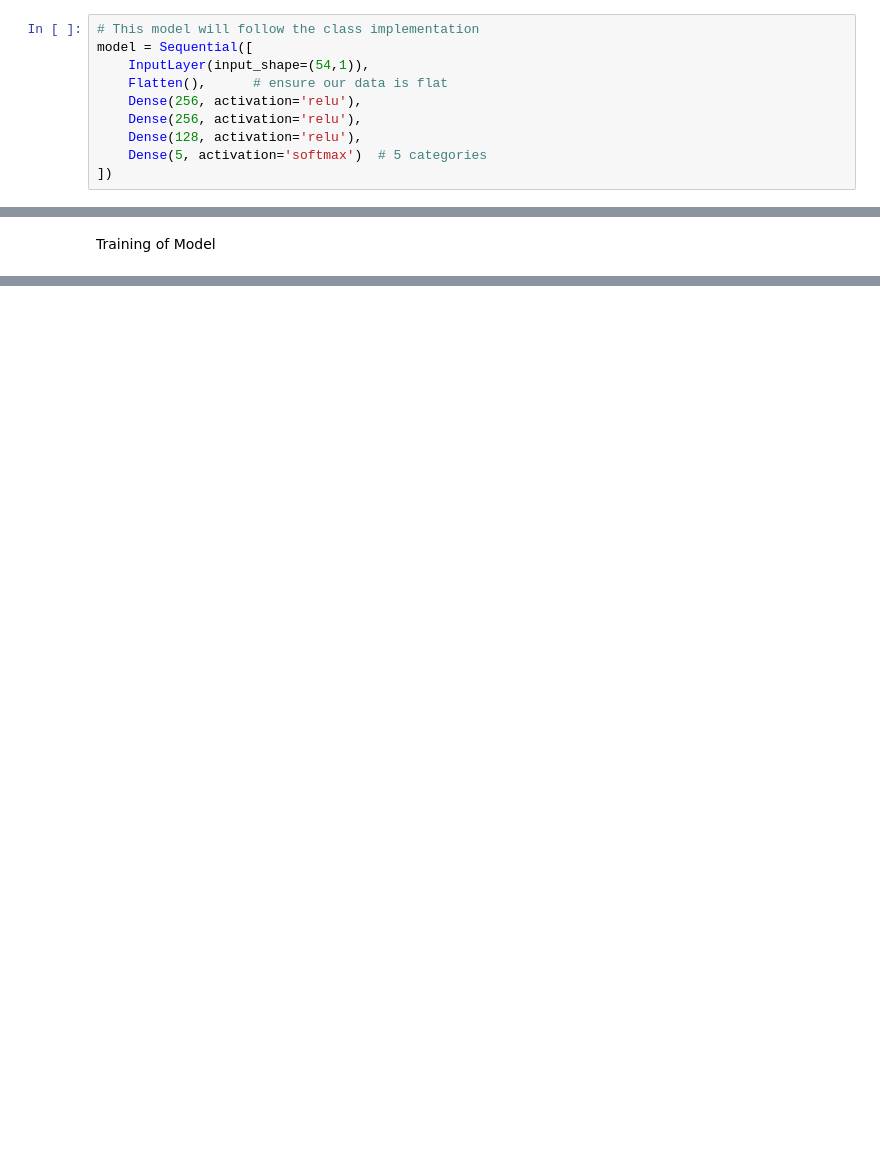
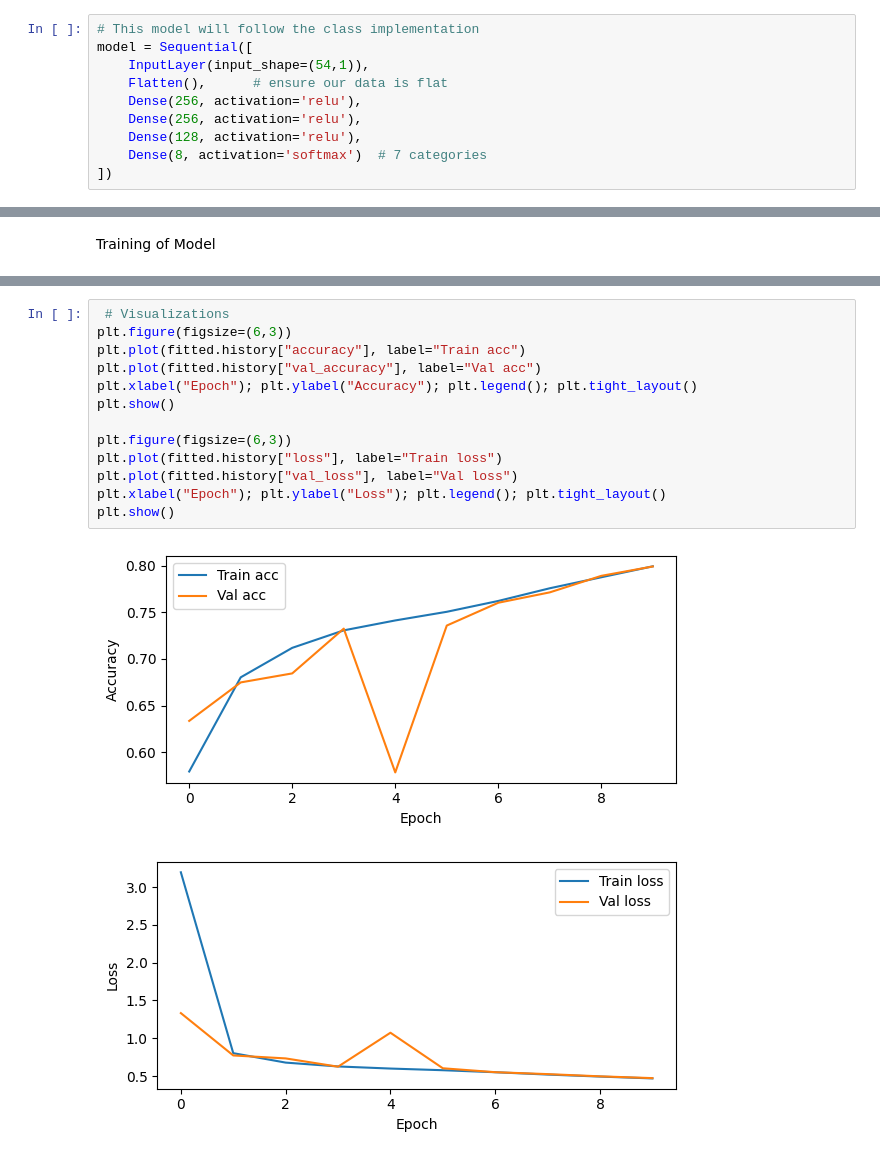
Before and after one commit to ahm5348/CSCI-635-01-Group-3, a Jupyter notebook: code/neuralNetwork.ipynb, the cells around one changed output, grey strips where cells are left out. Saved outputs shown, nothing was run; the diff lists cells and outputs as text; blank space fills up the shorter version.

Commit message:
Neural Network runs, needs parameter optimization and perhaps more visualization

```diff
--- a/code/neuralNetwork.ipynb
+++ b/code/neuralNetwork.ipynb
@@ -40,7 +40,7 @@ model = Sequential([
     Dense(256, activation='relu'),
     Dense(256, activation='relu'),
     Dense(128, activation='relu'),
-    Dense(5, activation='softmax')  # 5 categories
+    Dense(8, activation='softmax')  # 7 categories
 ])
 # %% [markdown]
 Compile our new model
@@ -65,0 +105,16 @@ fitted = model.fit(
+# %%
+ # Visualizations
+plt.figure(figsize=(6,3))
+plt.plot(fitted.history["accuracy"], label="Train acc")
+plt.plot(fitted.history["val_accuracy"], label="Val acc")
+plt.xlabel("Epoch"); plt.ylabel("Accuracy"); plt.legend(); plt.tight_layout()
+plt.show()
+
+plt.figure(figsize=(6,3))
+plt.plot(fitted.history["loss"], label="Train loss")
+plt.plot(fitted.history["val_loss"], label="Val loss")
+plt.xlabel("Epoch"); plt.ylabel("Loss"); plt.legend(); plt.tight_layout()
+plt.show()
+# %% [output]
+[figure, added]
+[figure, added]
```
Also changed, not shown: parts of 2 cells of this notebook.
